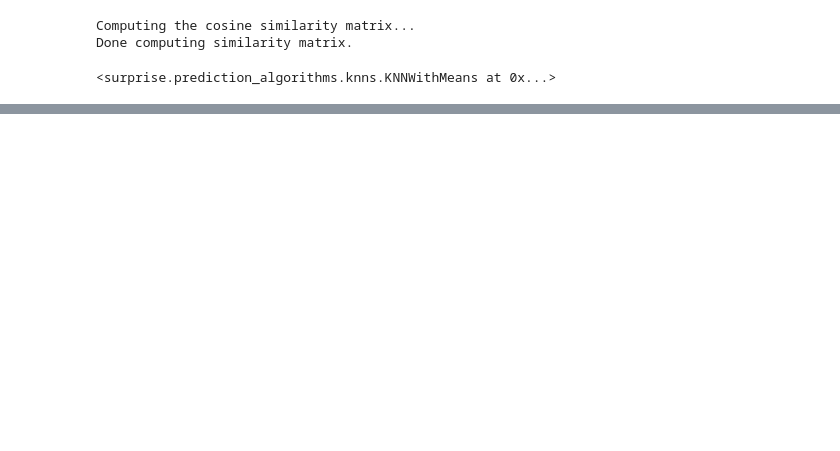
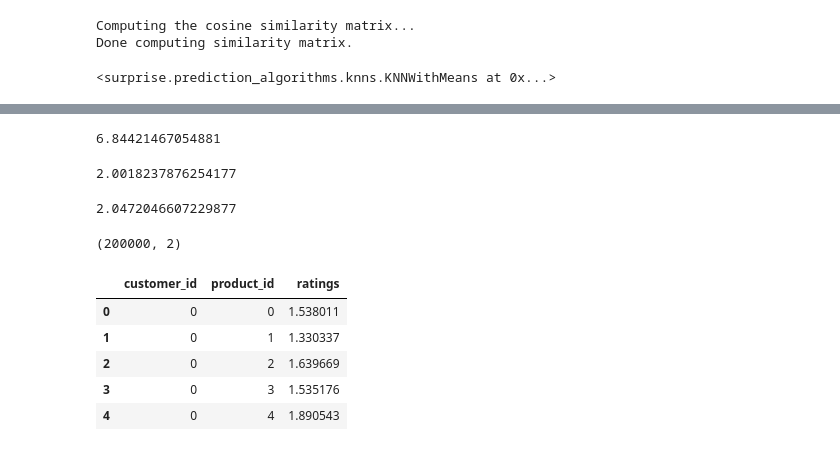
Before and after one commit to sekR4/classification-challenge, a Jupyter notebook: src/recommender_trial.ipynb, the cells around one changed output, grey strips where cells are left out. Drawn from its saved outputs; the diff is of its cells as text; code cells hidden in the pictures; blank space fills up the shorter version.

```diff
--- a/src/recommender_trial.ipynb
+++ b/src/recommender_trial.ipynb
@@ -35,11 +63,11 @@ sim_options = {
     "name": "cosine",
     "user_based": False,  # Compute  similarities between items
 }
-algo = KNNWithMeans(sim_options=sim_options)
+rec_model = KNNWithMeans(sim_options=sim_options)
 # %%
 trainingSet = rec_data.build_full_trainset()
 # %%
-algo.fit(trainingSet)
+rec_model.fit(trainingSet)
 # %% [output]
 Computing the cosine similarity matrix...
 Done computing similarity matrix.
@@ -59,0 +77,40 @@ cp_affection[(cp_affection.customer_id==customer_id)&(cp_affection.product_id==p
+# %%
+from sklearn.metrics import mean_squared_error
+y_true = df_test.times_bought_scaled
+y_pred = predictions_test
+mean_squared_error(y_true, y_pred)
+# %% [output]
+6.84421467054881
+# %%
+y_true.mean()
+# %% [output]
+2.0018237876254177
+# %%
+y_pred.mean()
+# %% [output]
+2.0472046607229877
+# %%
+CUSTOMERS = 2000
+PRODUCTS = 100
+
+# Build customer product pairs
+customer_product_pair_gen = (
+    (c, p) for c in range(CUSTOMERS) for p in range(PRODUCTS)
+)
+skeleton_cp = pd.DataFrame(
+    customer_product_pair_gen, columns=["customer_id", "product_id"]
+)
+skeleton_cp.shape
+# %% [output]
+(200000, 2)
+# %%
+skeleton_cp["ratings"]=skeleton_cp.apply(lambda x: rec_model.predict(x.customer_id, x.product_id).est, axis=1)
+# %%
+skeleton_cp.head()
+# %% [output]
+|  | customer_id | product_id | ratings |
+| 0 | 0 | 0 | 1.538011 |
+| 1 | 0 | 1 | 1.330337 |
+| 2 | 0 | 2 | 1.639669 |
+| 3 | 0 | 3 | 1.535176 |
+| 4 | 0 | 4 | 1.890543 |
```
Also changed, not shown: parts of 11 cells of this notebook, 3 other files.
